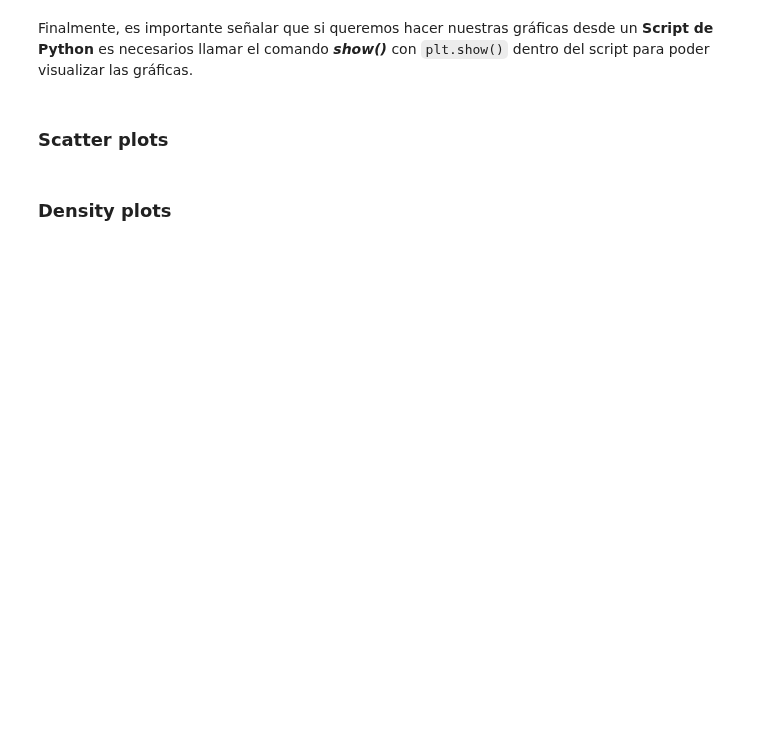
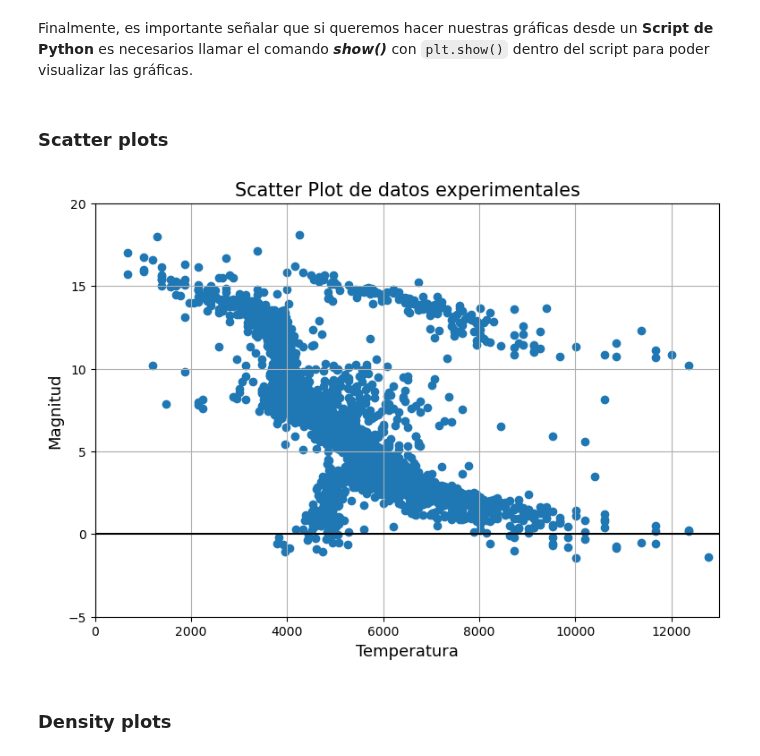
Before and after one commit to FrancoOlvera/Fisica_Comp, a Jupyter notebook: 1_ProgramacionPython/5_GraficacionPython.ipynb, the cells around one changed output. Drawn from its saved outputs; the diff is of its cells as text; code cells hidden in the pictures; blank space fills up the shorter version.

```diff
--- a/1_ProgramacionPython/5_GraficacionPython.ipynb
+++ b/1_ProgramacionPython/5_GraficacionPython.ipynb
@@ -429,25 +493,27 @@ Finalmente, es importante señalar que si queremos hacer nuestras gráficas desd
 # %%
 from pylab import scatter,xlabel,ylabel,xlim,ylim,show
 
 data = np.loadtxt("data/estrellas.txt",float)
 
 x = data[:,0]
 y = data [:,1]
 
 plt.figure(figsize=(9,6))
 
 scatter(x,y)
 
-plt.title("Scatter Plot de datos esperimentales",fontsize=15)
+plt.title("Scatter Plot de datos experimentales",fontsize=15)
 
 xlabel("Temperatura",fontsize=13)
 ylabel("Magnitud",fontsize=13)
 xlim(0, 13000)
 ylim(-5,20)
 
 plt.axhline(y = 0.0, xmin = 0.0, color = 'black')
 plt.axvline(x = 0.0, ymin = 0.0, color = 'black')
 plt.grid()
+# %% [output]
+[figure, added]
 # %% [markdown]
 <!-- ### Gráficas en 2D -->
 ### Density plots
```
Also changed, not shown: parts of 25 cells of this notebook, 6 other files.
